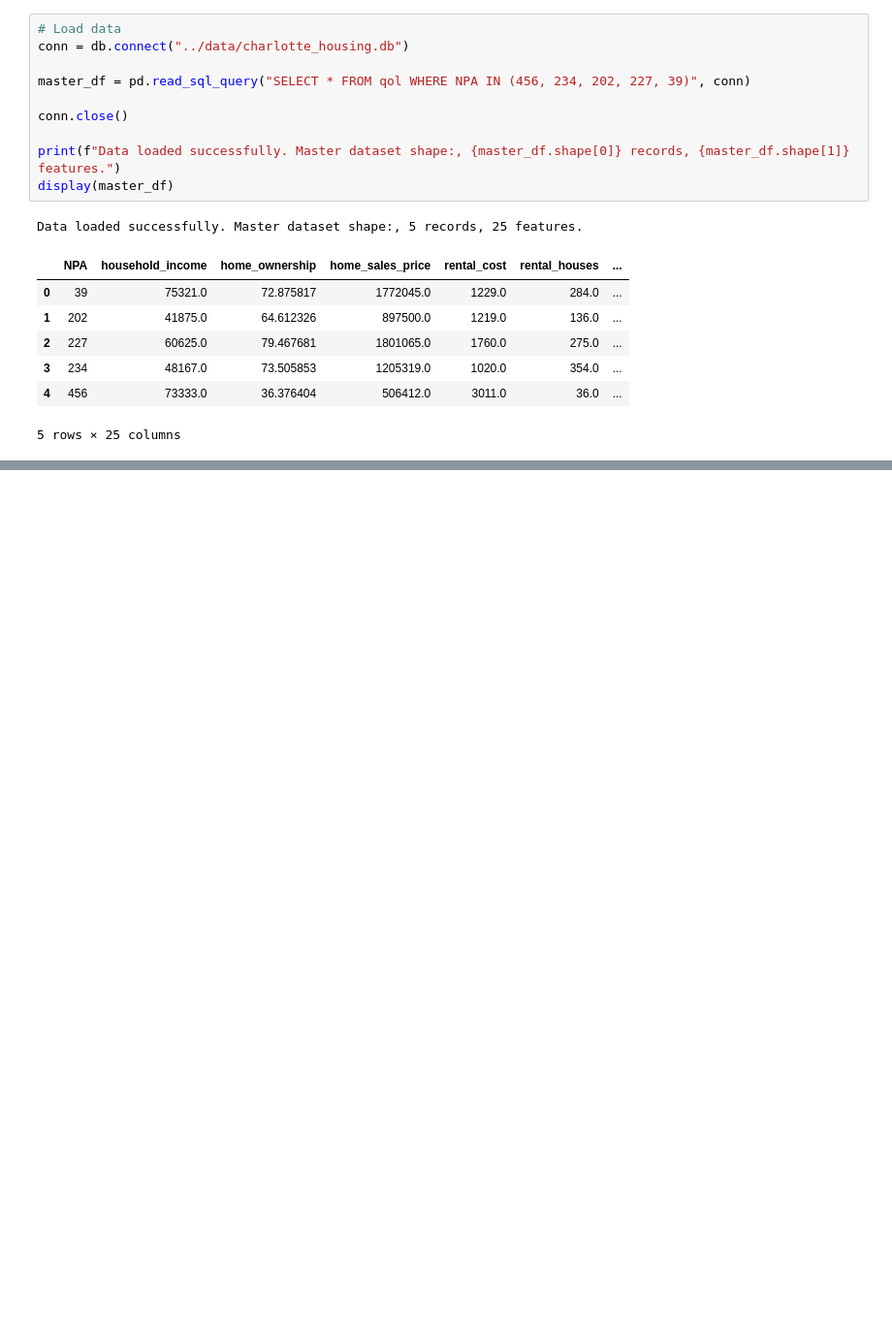
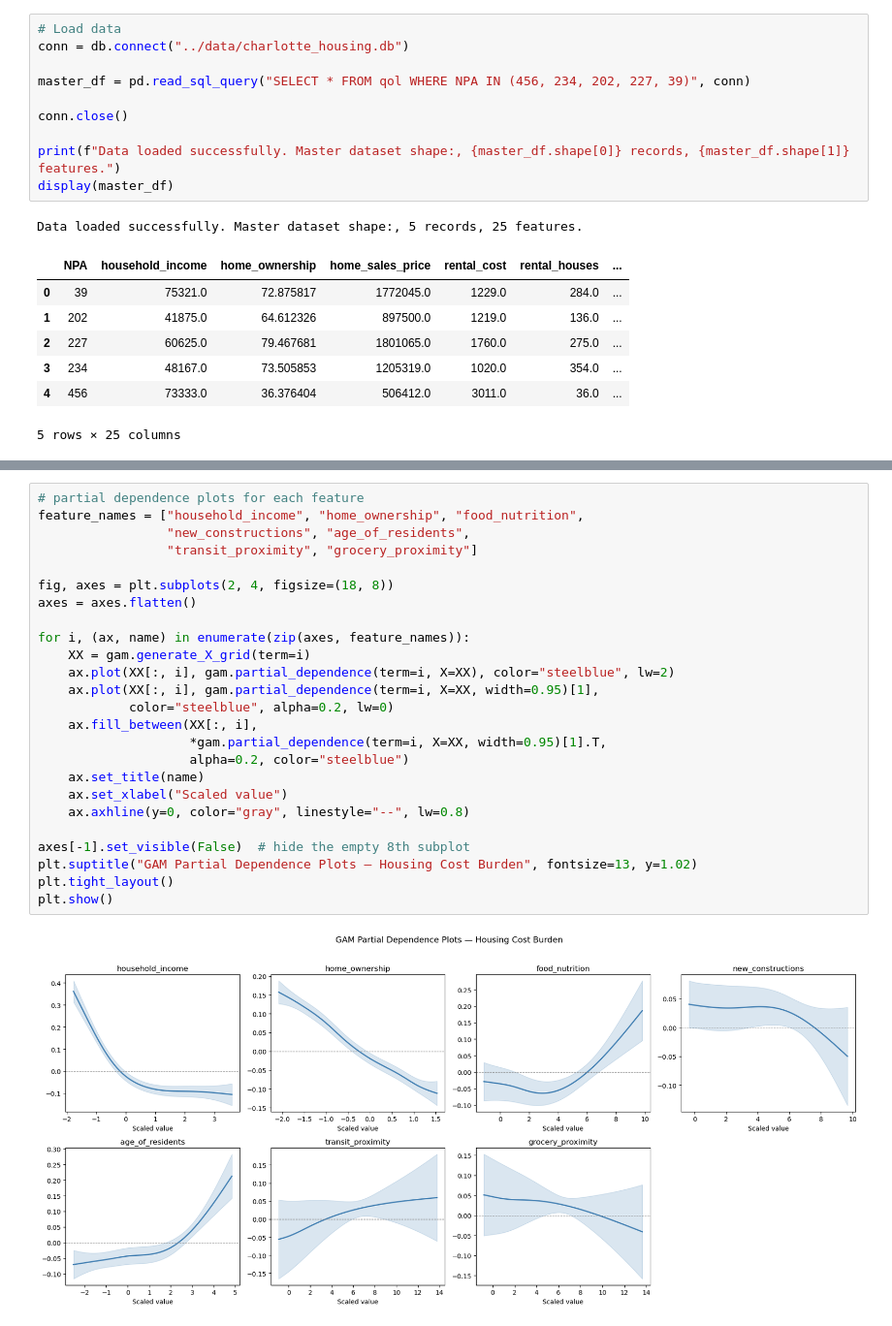
Before and after one commit to teseri86/Charlotte_Housing_Project, a Jupyter notebook: notebooks/housing_cost_burden_model.ipynb, the cells around one changed output, grey strips where cells are left out. Shown at 97% size. Saved outputs shown, nothing was run; the diff lists cells and outputs as text; blank space fills up the shorter version.

```diff
--- a/notebooks/housing_cost_burden_model.ipynb
+++ b/notebooks/housing_cost_burden_model.ipynb
@@ -319,0 +427,27 @@ Data loaded successfully. Master dataset shape:, 5 records, 25 features.
+# %%
+# partial dependence plots for each feature
+feature_names = ["household_income", "home_ownership", "food_nutrition",
+                 "new_constructions", "age_of_residents",
+                 "transit_proximity", "grocery_proximity"]
+
+fig, axes = plt.subplots(2, 4, figsize=(18, 8))
+axes = axes.flatten()
+
+for i, (ax, name) in enumerate(zip(axes, feature_names)):
+    XX = gam.generate_X_grid(term=i)
+    ax.plot(XX[:, i], gam.partial_dependence(term=i, X=XX), color="steelblue", lw=2)
+    ax.plot(XX[:, i], gam.partial_dependence(term=i, X=XX, width=0.95)[1],
+            color="steelblue", alpha=0.2, lw=0)
+    ax.fill_between(XX[:, i],
+                    *gam.partial_dependence(term=i, X=XX, width=0.95)[1].T,
+                    alpha=0.2, color="steelblue")
+    ax.set_title(name)
+    ax.set_xlabel("Scaled value")
+    ax.axhline(y=0, color="gray", linestyle="--", lw=0.8)
+
+axes[-1].set_visible(False)  # hide the empty 8th subplot
+plt.suptitle("GAM Partial Dependence Plots — Housing Cost Burden", fontsize=13, y=1.02)
+plt.tight_layout()
+plt.show()
+# %% [output]
+[figure, added]
```
Also changed, not shown: parts of 13 cells of this notebook.
